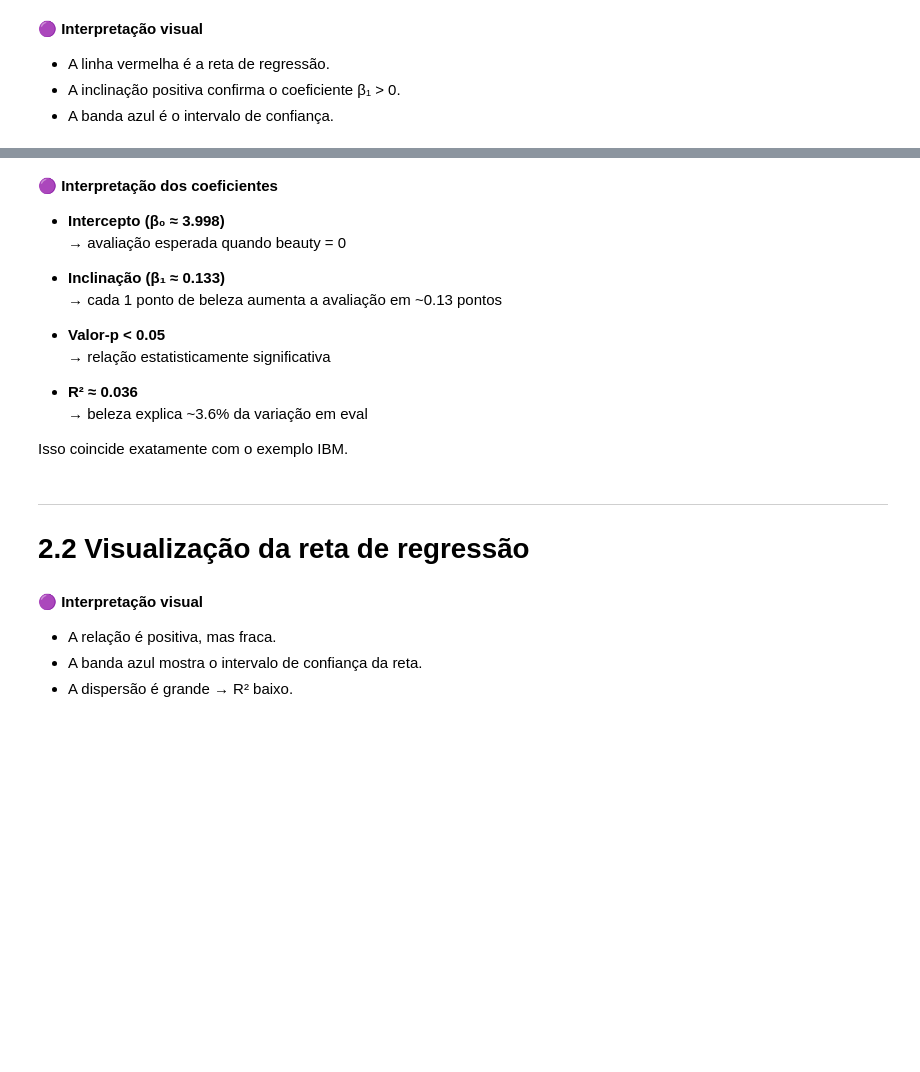
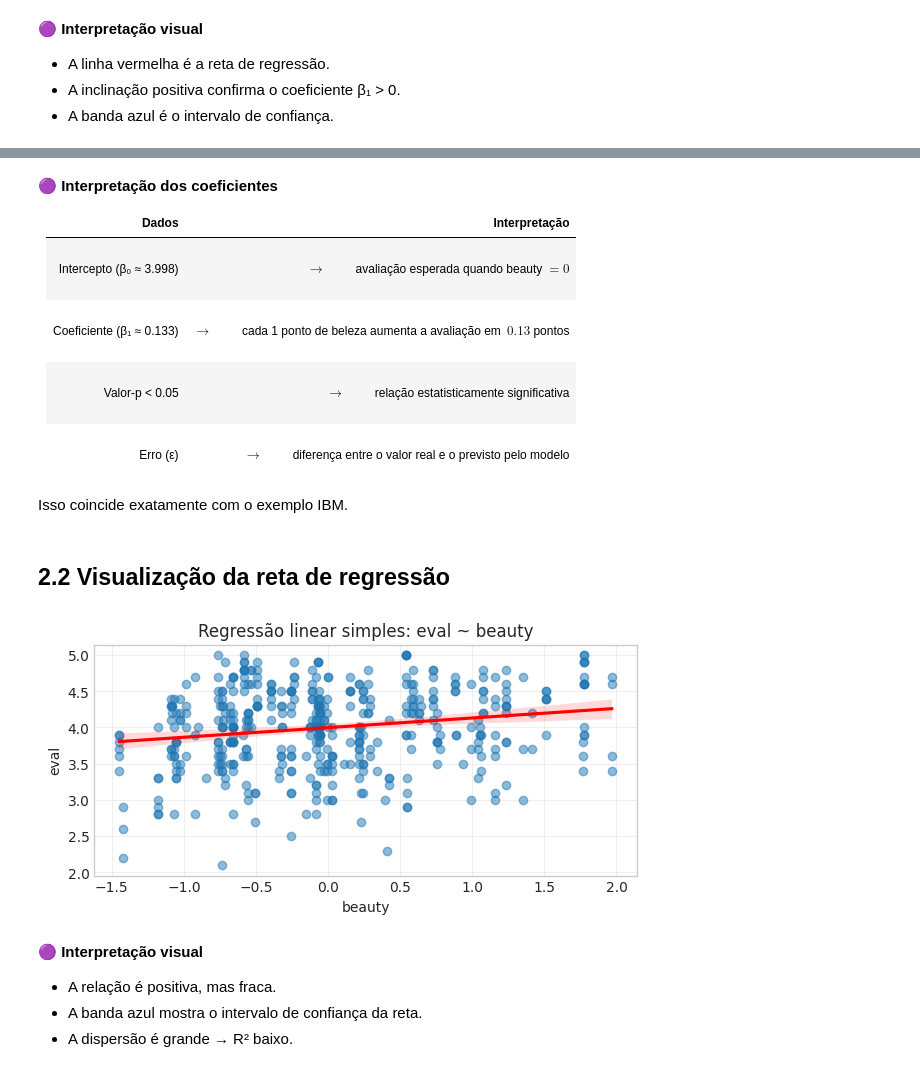
Before and after one commit to IncomeView/IBM_statistics, a Jupyter notebook: notebooks/copilot/6_regressionAnalysis.ipynb, the cells around one changed output, grey strips where cells are left out. Drawn from its saved outputs; the diff is of its cells as text; code cells hidden in the pictures; blank space fills up the shorter version.

```diff
--- a/notebooks/copilot/6_regressionAnalysis.ipynb
+++ b/notebooks/copilot/6_regressionAnalysis.ipynb
@@ -345,28 +418,24 @@ model.summary()
 # %% [markdown]
 🟣 **Interpretação dos coeficientes**
 
-- **Intercepto (β₀ ≈ 3.998)**
-  → avaliação esperada quando beauty = 0
-
-- **Inclinação (β₁ ≈ 0.133)**
-  → cada 1 ponto de beleza aumenta a avaliação em ~0.13 pontos
-
-- **Valor‑p < 0.05**
-  → relação estatisticamente significativa
-
-- **R² ≈ 0.036**
-  → beleza explica ~3.6% da variação em eval
+| Dados | Interpretação |
+|-|-|
+| Intercepto (β₀ ≈ 3.998) | <br> $\to \qquad$ avaliação esperada quando beauty $= 0$ <br><br> |
+| Coeficiente (β₁ ≈ 0.133) | <br> $\to \qquad$ cada 1 ponto de beleza aumenta a avaliação em $~0.13$ pontos <br><br> |
+| Valor‑p < 0.05 | <br> $\to \qquad$ relação estatisticamente significativa <br><br> |
+| Erro (ε) | <br> $\to \qquad$ diferença entre o valor real e o previsto pelo modelo <br><br> |
 
 Isso coincide exatamente com o exemplo IBM.
 # %% [markdown]
----
-# 2.2 Visualização da reta de regressão
+## 2.2 Visualização da reta de regressão
 # %%
-plt.figure(figsize=(7, 4))
-sns.regplot(x="beauty", y="eval", data=ratings_df, ci=95, line_kws={"color": "red"})
+plt.figure(figsize=(7, 3))
+sns.regplot(x="beauty", y="eval", data=ratings_df, ci=95, scatter_kws={"alpha": 0.5}, line_kws={"color": "red"})
 plt.title("Regressão linear simples: eval ~ beauty")
 plt.grid(alpha=0.3)
 plt.show()
+# %% [output]
+[figure, added]
 # %% [markdown]
 🟣 **Interpretação visual**
 
```
Also changed, not shown: parts of 65 cells of this notebook.
